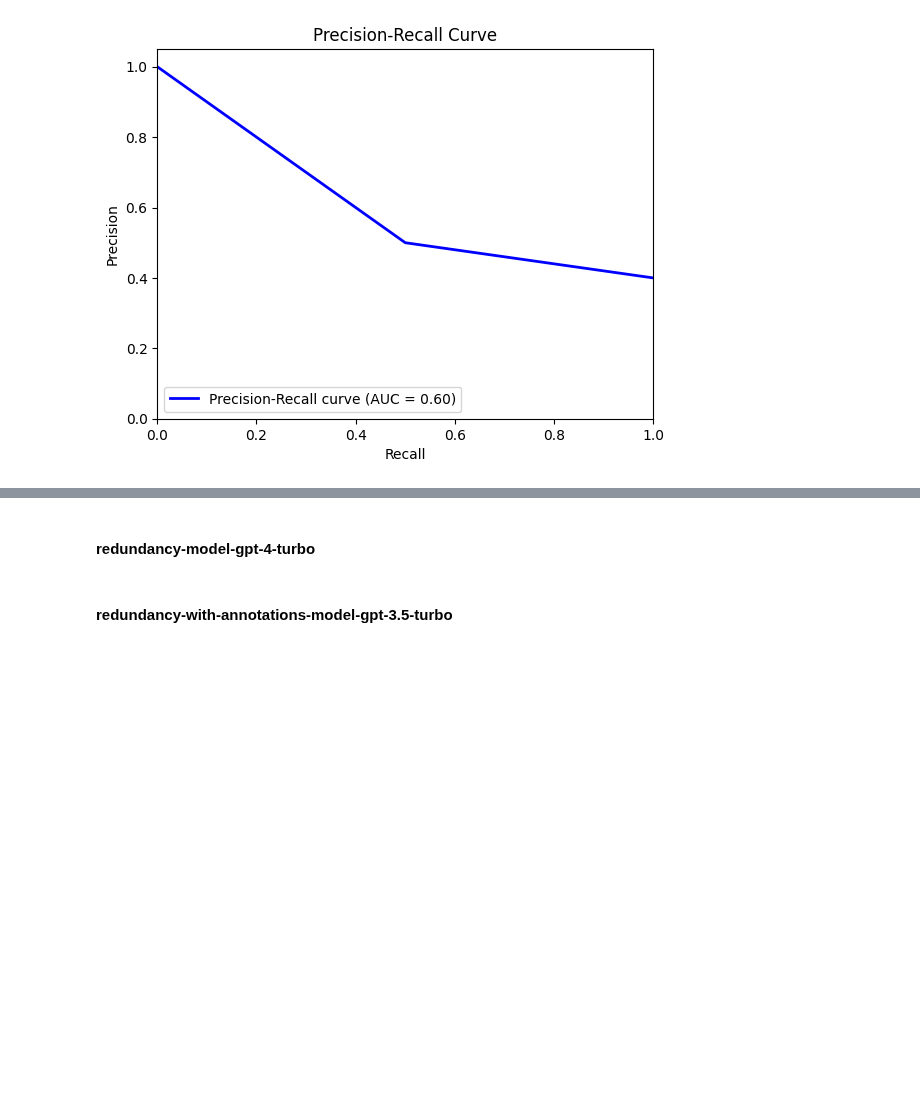
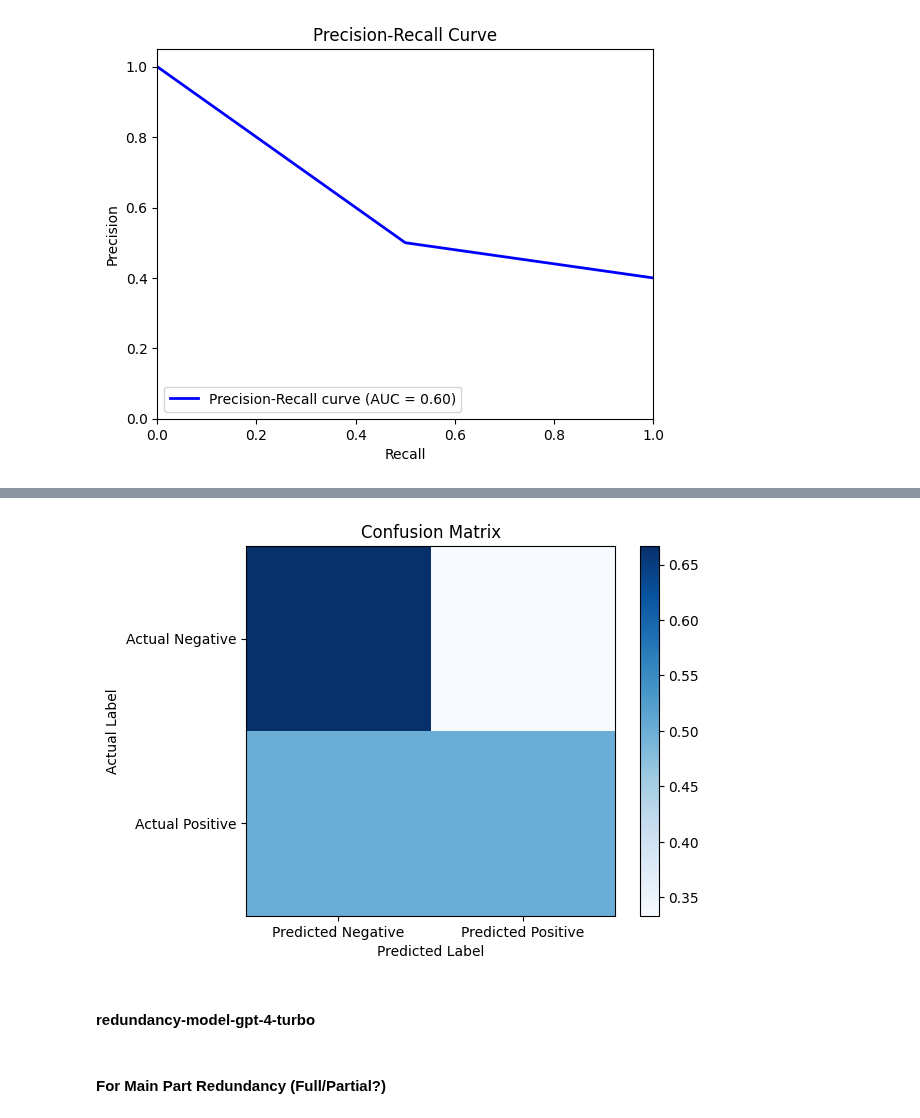
Before and after one commit to SoftwareStackLukas/LLMbasedRedundancyAnalysis, a Jupyter notebook: redundanciesbyannotations/redundant_main_part_benefit_results.ipynb, the cells around one changed output, grey strips where cells are left out. Saved outputs shown, nothing was run; the diff lists cells and outputs as text; code cells hidden in the pictures; blank space fills up the shorter version.

```diff
--- a/redundanciesbyannotations/redundant_main_part_benefit_results.ipynb
+++ b/redundanciesbyannotations/redundant_main_part_benefit_results.ipynb
@@ -183,0 +320,24 @@ plt.show()
+# %%
+ground_truth, predicted_redundancy, tp_3_5_turbo, fp_3_5_turbo, tn_3_5_turbo, fn_3_5_turbo = calc_benefit_redundancy(excel_data, chat_gpt_results['redundancy-model-gpt-3.5-turbo'])
+# %%
+precision_3_5_turbo = precision_score(ground_truth, predicted_redundancy)
+recall_3_5_turbo = recall_score(ground_truth, predicted_redundancy)
+f1_3_5_turbo = f1_score(ground_truth, predicted_redundancy)
+accuracy_3_5_turbo = accuracy_score(ground_truth, predicted_redundancy)
+
+sensitivity_3_5_turbo = tp_3_5_turbo / (tp_3_5_turbo + fn_3_5_turbo)
+specificity_3_5_turbo = tn_3_5_turbo / (tn_3_5_turbo + fp_3_5_turbo)
+fpr_manual_3_5_turbo = fp_3_5_turbo / (fp_3_5_turbo + tn_3_5_turbo)
+
+#Confusion Matrix
+conf_matrix_3_5_turbo = confusion_matrix(ground_truth, predicted_redundancy)
+conf_matrix_norm_3_5_turbo = conf_matrix_3_5_turbo.astype('float') / conf_matrix_3_5_turbo.sum(axis=1)[:, np.newaxis]
+
+###Check the following if I did it correctly
+### Use maybe roc_auc_score
+#ROC Curve and AUC-ROC
+fpr_3_5_turbo, tpr_3_5_turbo, thresholds_3_5_turbo = roc_curve(ground_truth, predicted_redundancy)
+roc_auc_3_5_turbo = auc(fpr_3_5_turbo, tpr_3_5_turbo)
+# Precision-Recall Curve and AUC-PR
+precision_3_5_turbo, recall_3_5_turbo, __3_5_turbo = precision_recall_curve(ground_truth, predicted_redundancy)
+pr_auc = auc(recall_3_5_turbo, precision_3_5_turbo)
@@ -184,3 +399,17 @@ plt.show()
+# %%
+plt.figure()
+plt.imshow(conf_matrix_norm_3_5_turbo, interpolation='nearest', cmap=plt.cm.Blues)
+plt.title('Confusion Matrix')
+plt.colorbar()
+plt.xticks([0, 1], ['Predicted Negative', 'Predicted Positive'])
+plt.yticks([0, 1], ['Actual Negative', 'Actual Positive'])
+plt.xlabel('Predicted Label')
+plt.ylabel('Actual Label')
+plt.show()
+# %% [output]
+[figure, added]
 # %% [markdown]
 #### redundancy-model-gpt-4-turbo
+# %% [markdown]
+#### For Main Part Redundancy (Full/Partial?)
 # %%
@@ -188,5 +419,3 @@ tp_4_turbo: int = 0
 fp_4_turbo: int = 0
 tn_4_turbo: int = 0
 fn_4_turbo: int = 0
-# %% [markdown]
-#### redundancy-with-annotations-model-gpt-3.5-turbo
```
Also changed, not shown: parts of 41 cells of this notebook, 9 other files.
